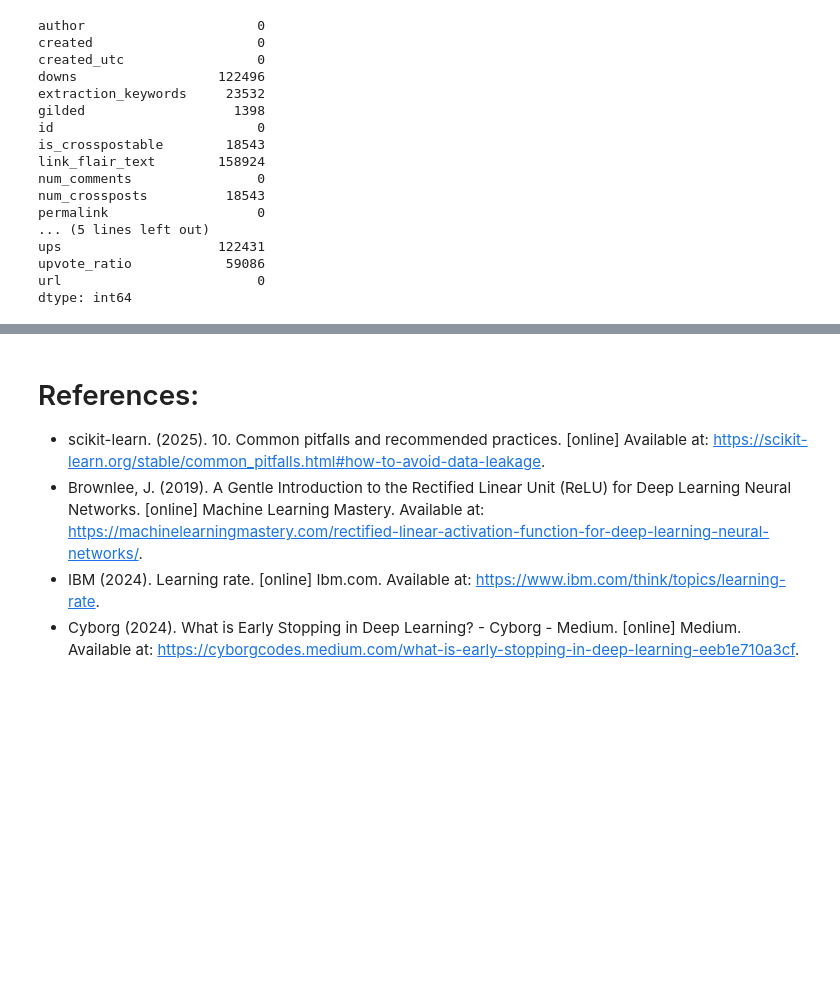
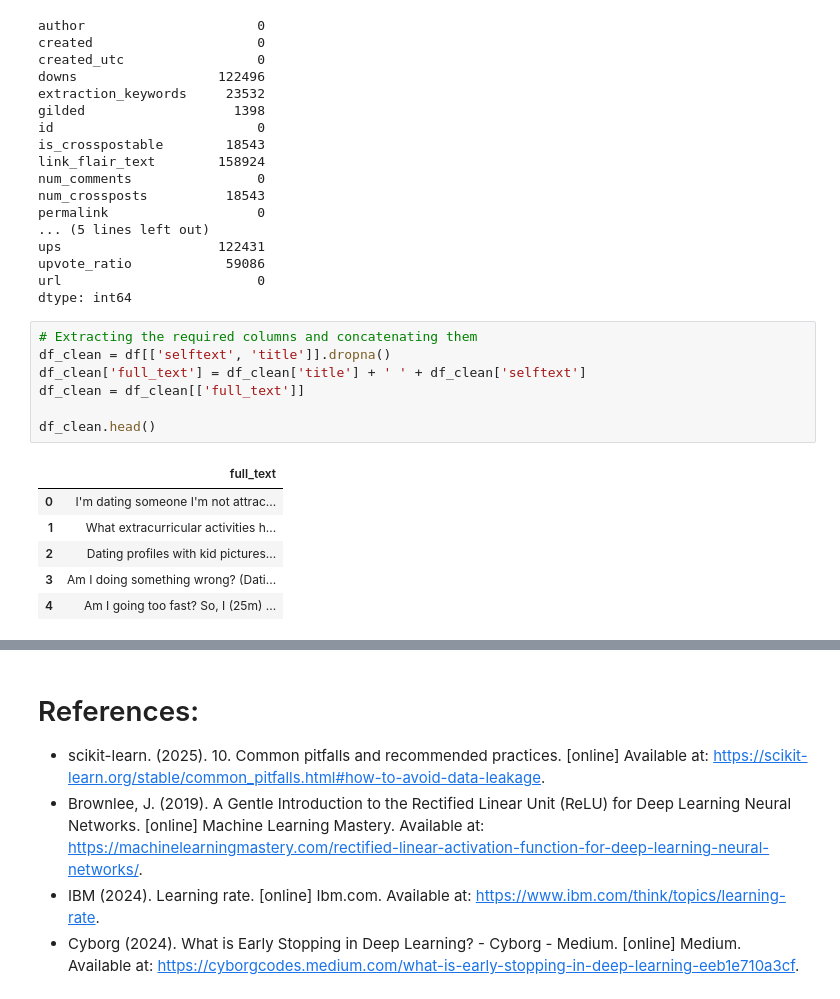
Before and after one commit to Rayenbt/income-prediction-and-reddit-sentiment, a Jupyter notebook: ML_CA2.ipynb, the cells around one changed output, grey strips where cells are left out. Cells and saved outputs as stored; diff of their text form; blank space fills up the shorter version.

```diff
--- a/ML_CA2.ipynb
+++ b/ML_CA2.ipynb
@@ -709,3 +717,17 @@ ups                    122431
 upvote_ratio            59086
 url                         0
 dtype: int64
+# %%
+# Extracting the required columns and concatenating them
+df_clean = df[['selftext', 'title']].dropna()
+df_clean['full_text'] = df_clean['title'] + ' ' + df_clean['selftext']
+df_clean = df_clean[['full_text']]
+
+df_clean.head()
+# %% [output]
+|  | full_text |
+| 0 | I'm dating someone I'm not attrac... |
+| 1 | What extracurricular activities h... |
+| 2 | Dating profiles with kid pictures... |
+| 3 | Am I doing something wrong? (Dati... |
+| 4 | Am I going too fast? So, I (25m) ... |
```
Also changed, not shown: parts of 8 cells of this notebook.
